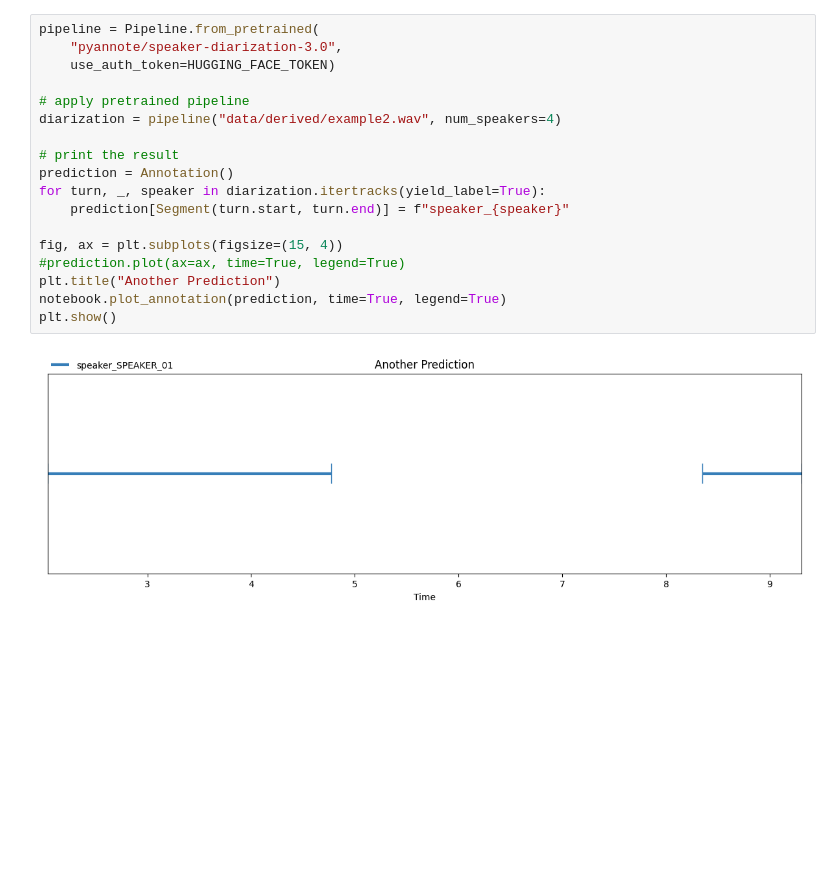
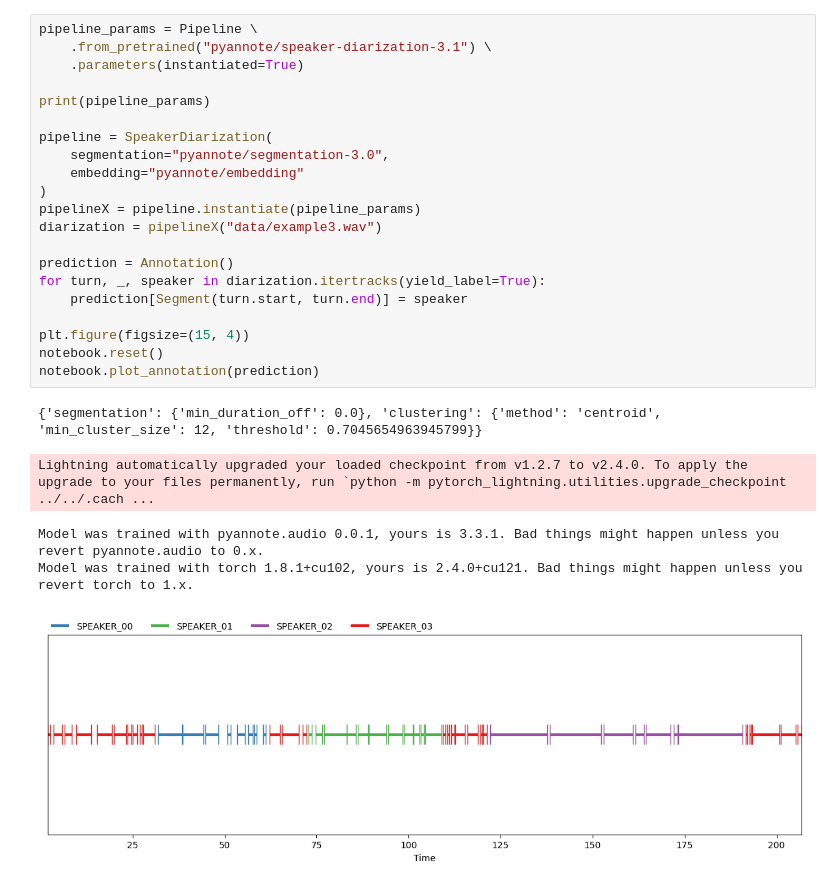
Before and after one commit to jottemka/ds-capstone-speakequal, a Jupyter notebook: cr_speak_equal.ipynb, the cells around one changed output. Drawn from its saved outputs; the diff is of its cells as text; blank space fills up the shorter version.

```diff
--- a/cr_speak_equal.ipynb
+++ b/cr_speak_equal.ipynb
@@ -79,20 +72,27 @@ Model was trained with torch 1.8.1+cu102, yours is 2.4.0+cu121. Bad things might
 # %%
-pipeline = Pipeline.from_pretrained(
-    "pyannote/speaker-diarization-3.0",
-    use_auth_token=HUGGING_FACE_TOKEN)
+pipeline_params = Pipeline \
+    .from_pretrained("pyannote/speaker-diarization-3.1") \
+    .parameters(instantiated=True)
 
-# apply pretrained pipeline
-diarization = pipeline("data/derived/example2.wav", num_speakers=4)
+print(pipeline_params)
 
-# print the result
+pipeline = SpeakerDiarization(
+    segmentation="pyannote/segmentation-3.0",
+    embedding="pyannote/embedding"
+)
+pipelineX = pipeline.instantiate(pipeline_params)
+diarization = pipelineX("data/example3.wav")
+
 prediction = Annotation()
 for turn, _, speaker in diarization.itertracks(yield_label=True):
-    prediction[Segment(turn.start, turn.end)] = f"speaker_{speaker}"
+    prediction[Segment(turn.start, turn.end)] = speaker
 
-fig, ax = plt.subplots(figsize=(15, 4))
-#prediction.plot(ax=ax, time=True, legend=True)
-plt.title("Another Prediction")
-notebook.plot_annotation(prediction, time=True, legend=True)
-plt.show()
+plt.figure(figsize=(15, 4))
+notebook.reset()
+notebook.plot_annotation(prediction)
 # %% [output]
+{'segmentation': {'min_duration_off': 0.0}, 'clustering': {'method': 'centroid', 'min_cluster_size': 12, 'threshold': 0.7045654963945799}}
+Lightning automatically upgraded your loaded checkpoint from v1.2.7 to v2.4.0. To apply the upgrade to your files permanently, run `python -m pytorch_lightning.utilities.upgrade_checkpoint ../../.cach ...
+Model was trained with pyannote.audio 0.0.1, yours is 3.3.1. Bad things might happen unless you revert pyannote.audio to 0.x.
+Model was trained with torch 1.8.1+cu102, yours is 2.4.0+cu121. Bad things might happen unless you revert torch to 1.x.
-[figure, old version]
+[figure, new version]
```
Also changed, not shown: parts of 5 cells of this notebook, 5 other files.
